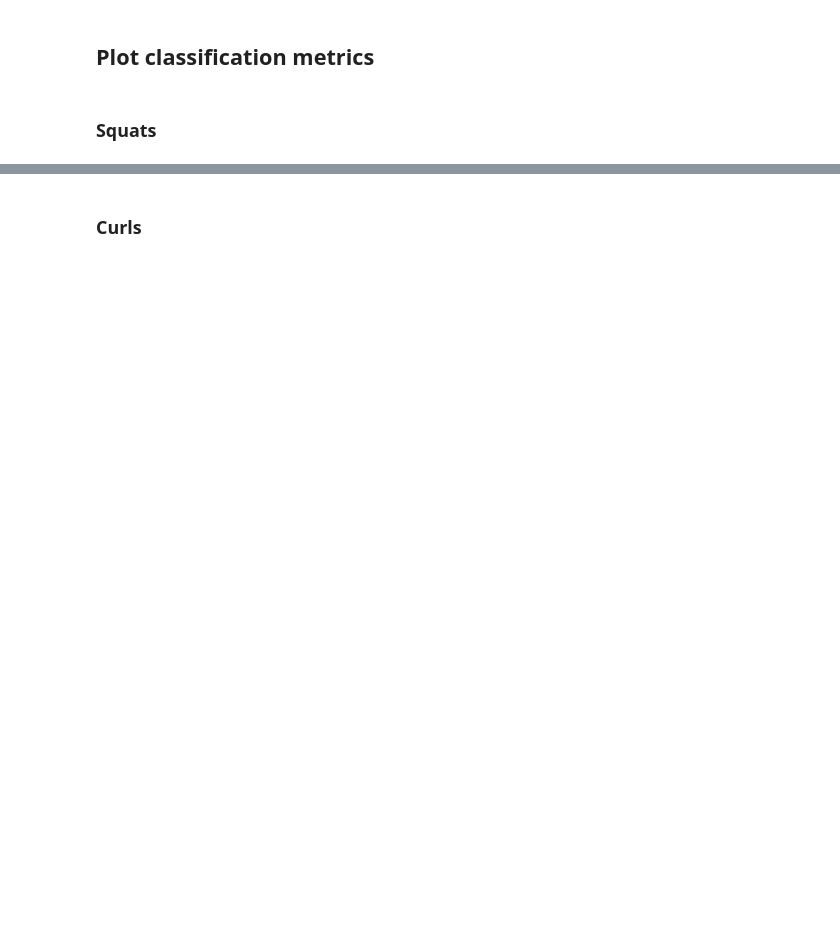
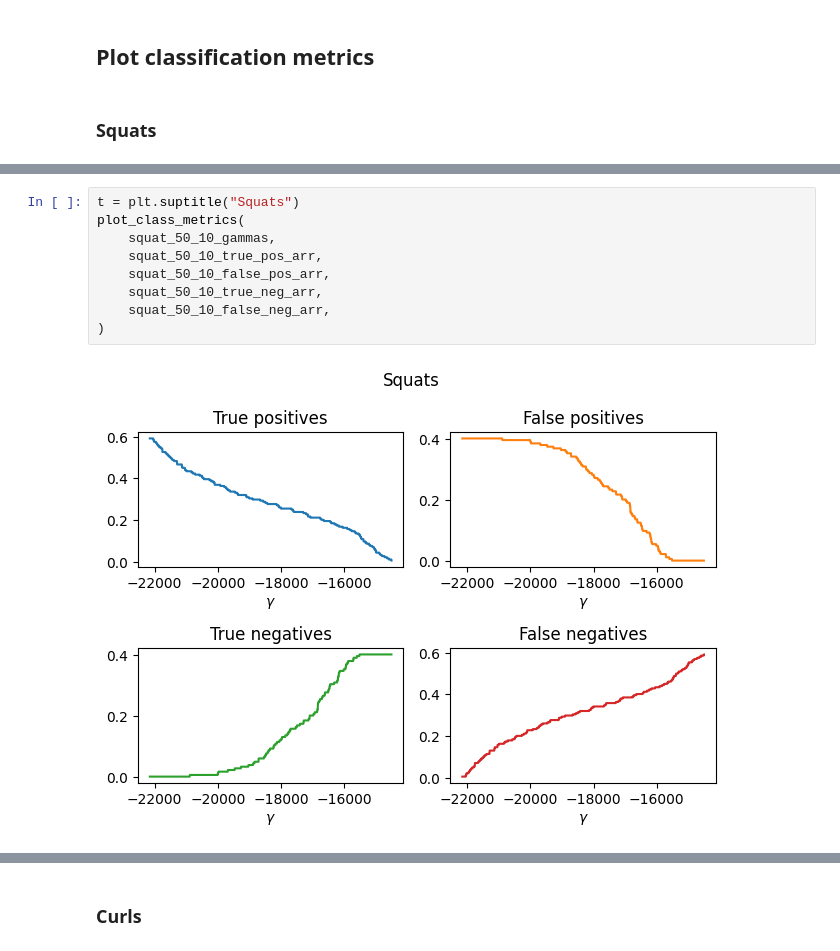
Before and after one commit to sjb296/linear-motion-detection, a Jupyter notebook: main.ipynb, the cells around one changed output, grey strips where cells are left out. Saved outputs shown, nothing was run; the diff lists cells and outputs as text; blank space fills up the shorter version.

```diff
--- a/main.ipynb
+++ b/main.ipynb
@@ -1252,0 +1313,11 @@ ax = pd.Series(curl_Ts_50_10).plot()
+# %%
+t = plt.suptitle("Squats")
+plot_class_metrics(
+    squat_50_10_gammas,
+    squat_50_10_true_pos_arr,
+    squat_50_10_false_pos_arr,
+    squat_50_10_true_neg_arr,
+    squat_50_10_false_neg_arr,
+)
+# %% [output]
+[figure, added]
```
Also changed, not shown: parts of 30 cells of this notebook.
